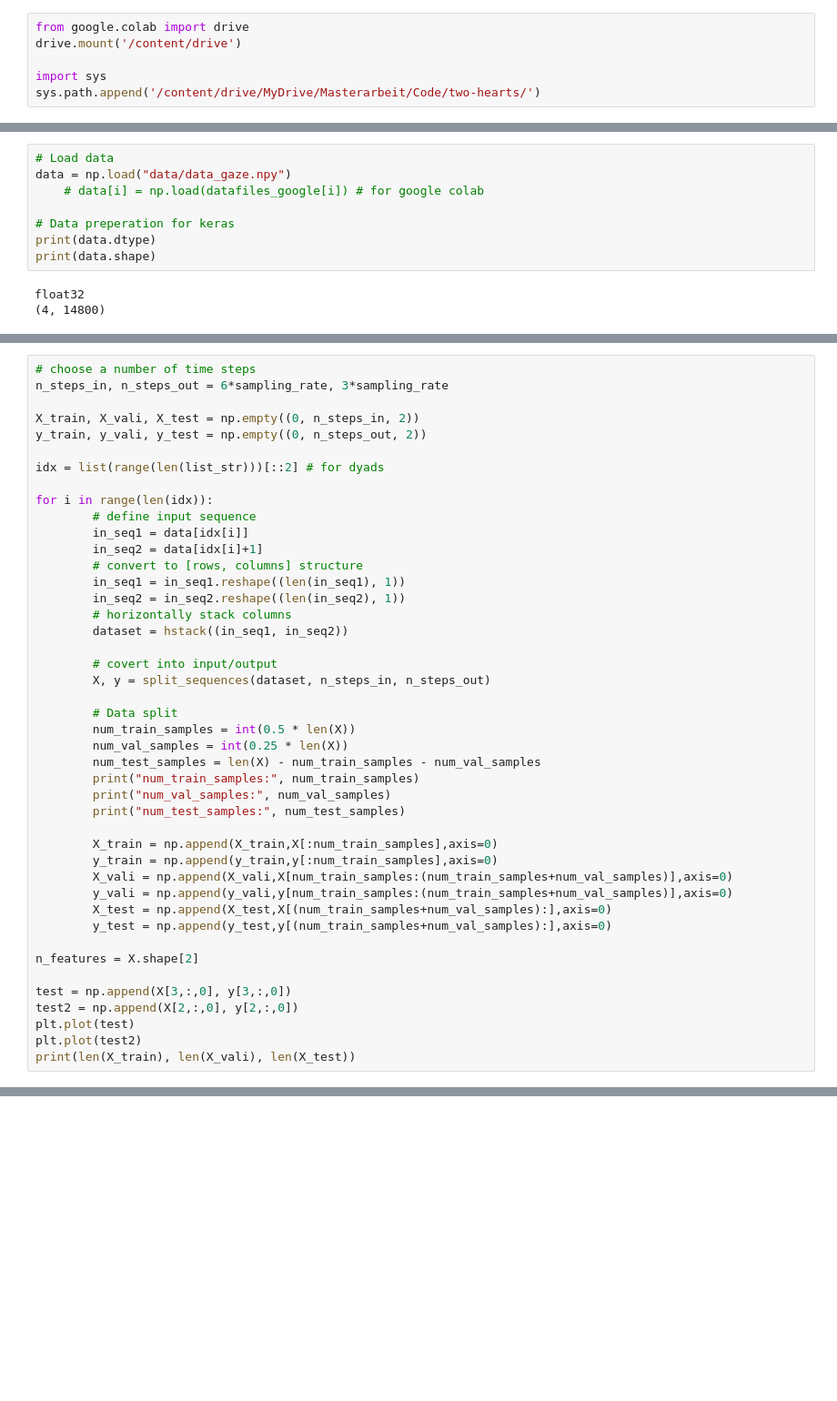
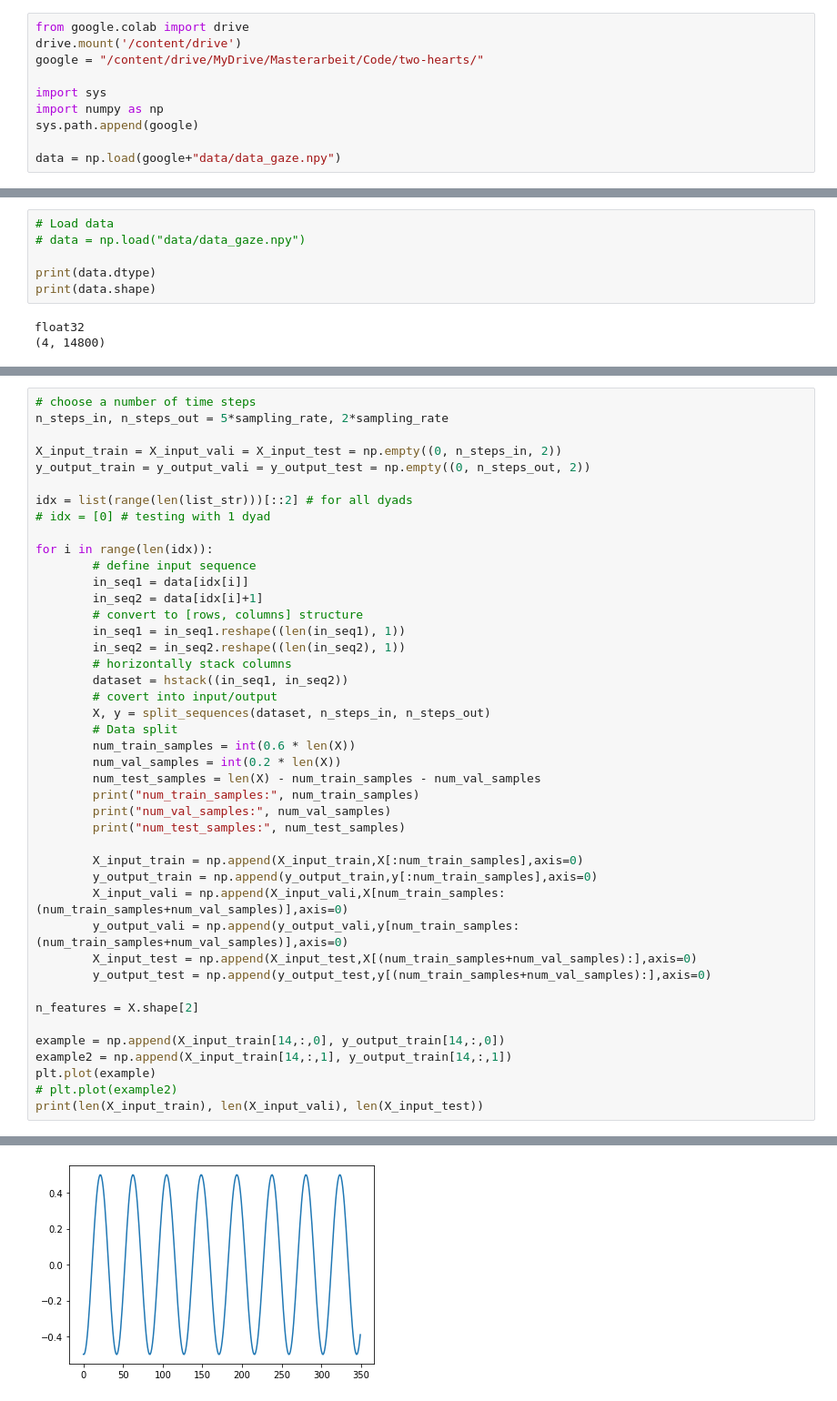
Before and after one commit to visserle/two-hearts, a Jupyter notebook: 03b_multivariate_forecast.ipynb, the cells around one changed output, grey strips where cells are left out. Shown at 91% size. Saved outputs shown, nothing was run; the diff lists cells and outputs as text; blank space fills up the shorter version.

```diff
--- a/03b_multivariate_forecast.ipynb
+++ b/03b_multivariate_forecast.ipynb
@@ -5,6 +5,10 @@
 # %%
 from google.colab import drive
 drive.mount('/content/drive')
+google = "/content/drive/MyDrive/Masterarbeit/Code/two-hearts/"
 
 import sys
-sys.path.append('/content/drive/MyDrive/Masterarbeit/Code/two-hearts/')
+import numpy as np
+sys.path.append(google)
+
+data = np.load(google+"data/data_gaze.npy")
@@ -44,9 +53,7 @@ tf.version.VERSION
 # %%
 # Load data
-data = np.load("data/data_gaze.npy")
-    # data[i] = np.load(datafiles_google[i]) # for google colab
+# data = np.load("data/data_gaze.npy")
 
-# Data preperation for keras
 print(data.dtype)
 print(data.shape)
 # %% [output]
@@ -78,12 +84,13 @@ def split_sequences(sequences, n_steps_in, n_steps_out):
 Sampling rate: 50
 # %%
 # choose a number of time steps
-n_steps_in, n_steps_out = 6*sampling_rate, 3*sampling_rate
+n_steps_in, n_steps_out = 5*sampling_rate, 2*sampling_rate
 
-X_train, X_vali, X_test = np.empty((0, n_steps_in, 2))
-y_train, y_vali, y_test = np.empty((0, n_steps_out, 2))
+X_input_train = X_input_vali = X_input_test = np.empty((0, n_steps_in, 2))
+y_output_train = y_output_vali = y_output_test = np.empty((0, n_steps_out, 2))
 
-idx = list(range(len(list_str)))[::2] # for dyads
+idx = list(range(len(list_str)))[::2] # for all dyads
+# idx = [0] # testing with 1 dyad
 
 for i in range(len(idx)):
         # define input sequence
@@ -94,30 +101,28 @@ for i in range(len(idx)):
         in_seq2 = in_seq2.reshape((len(in_seq2), 1))
         # horizontally stack columns
         dataset = hstack((in_seq1, in_seq2))
-
         # covert into input/output
         X, y = split_sequences(dataset, n_steps_in, n_steps_out)
-
         # Data split
-        num_train_samples = int(0.5 * len(X))
-        num_val_samples = int(0.25 * len(X))
+        num_train_samples = int(0.6 * len(X))
+        num_val_samples = int(0.2 * len(X))
         num_test_samples = len(X) - num_train_samples - num_val_samples
         print("num_train_samples:", num_train_samples)
         print("num_val_samples:", num_val_samples)
         print("num_test_samples:", num_test_samples)
 
-        X_train = np.append(X_train,X[:num_train_samples],axis=0)
-        y_train = np.append(y_train,y[:num_train_samples],axis=0)
-        X_vali = np.append(X_vali,X[num_train_samples:(num_train_samples+num_val_samples)],axis=0)
-        y_vali = np.append(y_vali,y[num_train_samples:(num_train_samples+num_val_samples)],axis=0)
-        X_test = np.append(X_test,X[(num_train_samples+num_val_samples):],axis=0)
-        y_test = np.append(y_test,y[(num_train_samples+num_val_samples):],axis=0)
+        X_input_train = np.append(X_input_train,X[:num_train_samples],axis=0)
+        y_output_train = np.append(y_output_train,y[:num_train_samples],axis=0)
+        X_input_vali = np.append(X_input_vali,X[num_train_samples:(num_train_samples+num_val_samples)],axis=0)
+        y_output_vali = np.append(y_output_vali,y[num_train_samples:(num_train_samples+num_val_samples)],axis=0)
+        X_input_test = np.append(X_input_test,X[(num_train_samples+num_val_samples):],axis=0)
+        y_output_test = np.append(y_output_test,y[(num_train_samples+num_val_samples):],axis=0)
 
 n_features = X.shape[2]
 
-test = np.append(X[3,:,0], y[3,:,0])
-test2 = np.append(X[2,:,0], y[2,:,0])
-plt.plot(test)
-plt.plot(test2)
-print(len(X_train), len(X_vali), len(X_test))
+example = np.append(X_input_train[14,:,0], y_output_train[14,:,0])
+example2 = np.append(X_input_train[14,:,1], y_output_train[14,:,1])
+plt.plot(example)
+# plt.plot(example2)
+print(len(X_input_train), len(X_input_vali), len(X_input_test))
 # %% [output]
@@ -124,0 +136 @@ NameError: name 'sampling_rate' is not defined
+[figure, added]
```
Also changed, not shown: parts of 21 cells of this notebook.
